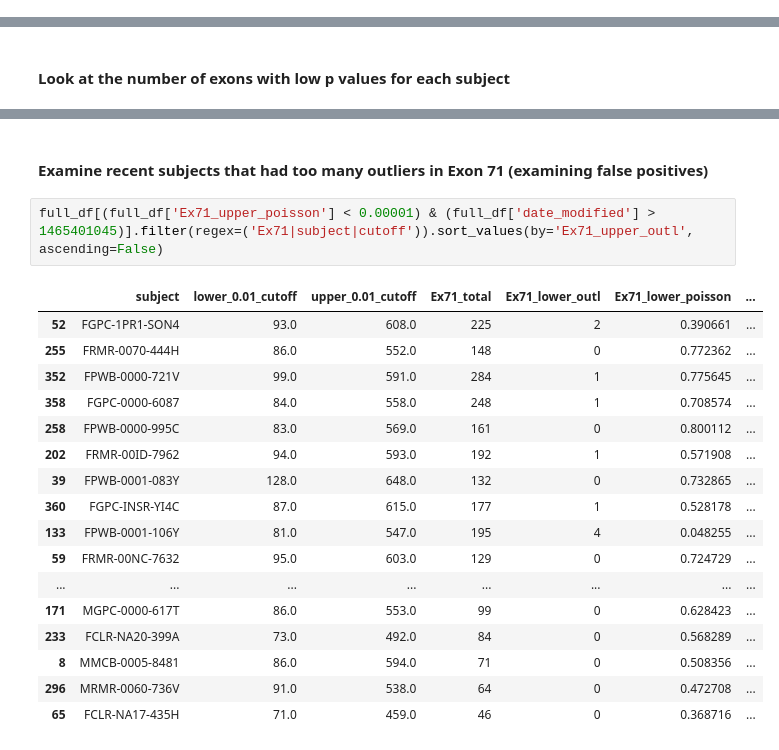
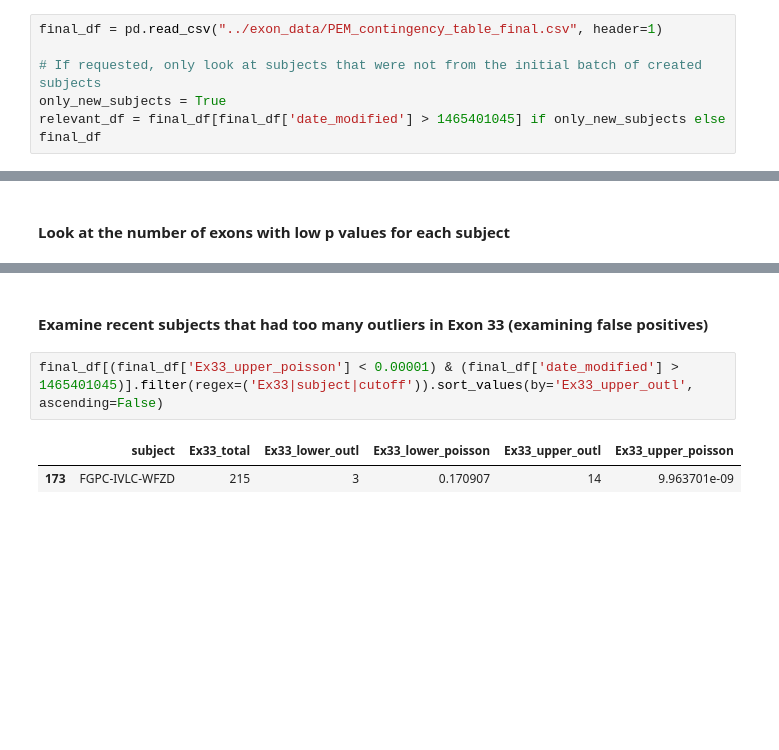
Before and after one commit to vkozareva/geneCNV, a Jupyter notebook: notebooks/analyze_PEM_contingency_table.ipynb, the cells around one changed output, grey strips where cells are left out. Drawn from its saved outputs; the diff is of its cells as text; blank space fills up the shorter version.

```diff
--- a/notebooks/analyze_PEM_contingency_table.ipynb
+++ b/notebooks/analyze_PEM_contingency_table.ipynb
@@ -50,3 +48,9 @@ full_df = pd.read_csv("../exon_data/PEM_contingency_table.csv", header=1)
+# %%
+final_df = pd.read_csv("../exon_data/PEM_contingency_table_final.csv", header=1)
+
+# If requested, only look at subjects that were not from the initial batch of created subjects
+only_new_subjects = True
+relevant_df = final_df[final_df['date_modified'] > 1465401045] if only_new_subjects else final_df
 # %% [markdown]
 #### Look at the number of subjects with low p values for each exon
 # %%
@@ -143,22 +139,7 @@ print tabletext.to_text(subject_table)
 # %% [markdown]
-#### Examine recent subjects that had too many outliers in Exon 71 (examining false positives)
+#### Examine recent subjects that had too many outliers in Exon 33 (examining false positives)
 # %%
-full_df[(full_df['Ex71_upper_poisson'] < 0.00001) & (full_df['date_modified'] > 1465401045)].filter(regex=('Ex71|subject|cutoff')).sort_values(by='Ex71_upper_outl', ascending=False)
+final_df[(final_df['Ex33_upper_poisson'] < 0.00001) & (final_df['date_modified'] > 1465401045)].filter(regex=('Ex33|subject|cutoff')).sort_values(by='Ex33_upper_outl', ascending=False)
 # %% [output]
-|  | subject | lower_0.01_cutoff | upper_0.01_cutoff | Ex71_total | Ex71_lower_outl | Ex71_lower_poisson | ... |
-| 52 | FGPC-1PR1-SON4 | 93.0 | 608.0 | 225 | 2 | 0.390661 | ... |
-| 255 | FRMR-0070-444H | 86.0 | 552.0 | 148 | 0 | 0.772362 | ... |
-| 352 | FPWB-0000-721V | 99.0 | 591.0 | 284 | 1 | 0.775645 | ... |
-| 358 | FGPC-0000-6087 | 84.0 | 558.0 | 248 | 1 | 0.708574 | ... |
-| 258 | FPWB-0000-995C | 83.0 | 569.0 | 161 | 0 | 0.800112 | ... |
-| 202 | FRMR-00ID-7962 | 94.0 | 593.0 | 192 | 1 | 0.571908 | ... |
-| 39 | FPWB-0001-083Y | 128.0 | 648.0 | 132 | 0 | 0.732865 | ... |
-| 360 | FGPC-INSR-YI4C | 87.0 | 615.0 | 177 | 1 | 0.528178 | ... |
-| 133 | FPWB-0001-106Y | 81.0 | 547.0 | 195 | 4 | 0.048255 | ... |
-| 59 | FRMR-00NC-7632 | 95.0 | 603.0 | 129 | 0 | 0.724729 | ... |
-| ... | ... | ... | ... | ... | ... | ... | ... |
-| 171 | MGPC-0000-617T | 86.0 | 553.0 | 99 | 0 | 0.628423 | ... |
-| 233 | FCLR-NA20-399A | 73.0 | 492.0 | 84 | 0 | 0.568289 | ... |
-| 8 | MMCB-0005-8481 | 86.0 | 594.0 | 71 | 0 | 0.508356 | ... |
-| 296 | MRMR-0060-736V | 91.0 | 538.0 | 64 | 0 | 0.472708 | ... |
-| 65 | FCLR-NA17-435H | 71.0 | 459.0 | 46 | 0 | 0.368716 | ... |
+|  | subject | Ex33_total | Ex33_lower_outl | Ex33_lower_poisson | Ex33_upper_outl | Ex33_upper_poisson |
+| 173 | FGPC-IVLC-WFZD | 215 | 3 | 0.170907 | 14 | 9.963701e-09 |
```
Also changed, not shown: parts of 7 cells of this notebook, 2 other files.
